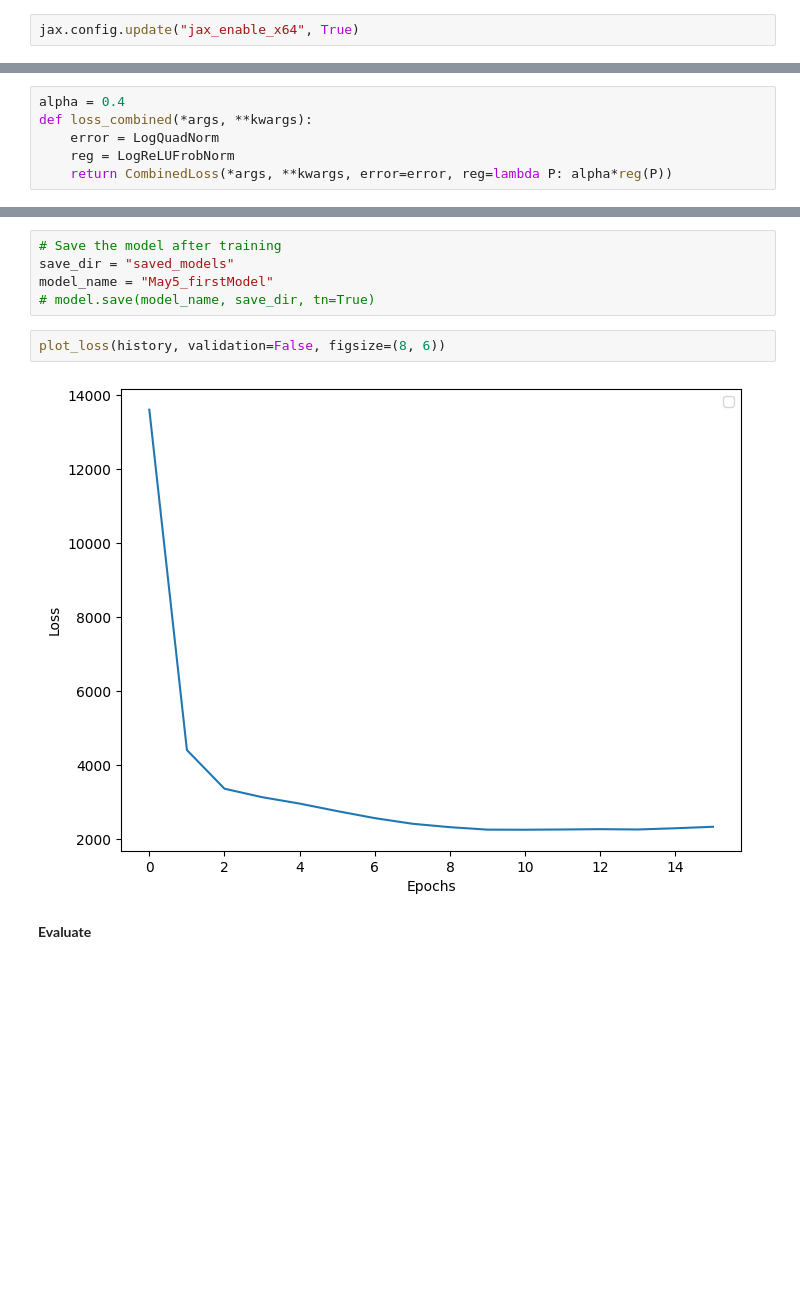
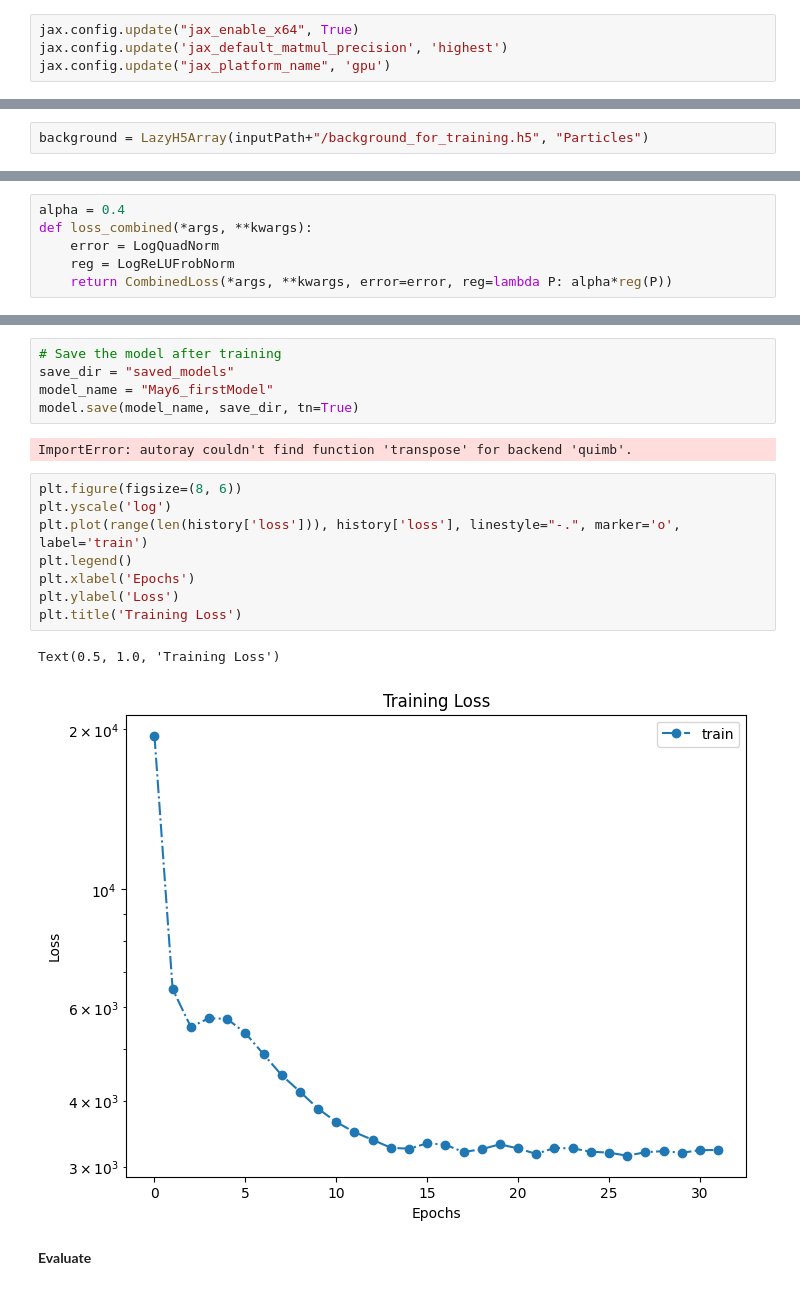
Before and after one commit to SLAC-Julia-Group/hardware-aware-tensor-networks, a Jupyter notebook: TN/40MHz_AD.ipynb, the cells around one changed output, grey strips where cells are left out. Drawn from its saved outputs; the diff is of its cells as text; blank space fills up the shorter version.

```diff
--- a/TN/40MHz_AD.ipynb
+++ b/TN/40MHz_AD.ipynb
@@ -45,5 +35,7 @@ W0000 00:00:1746445218.868915  505971 computation_placer.cc:177] computation pla
 # %%
 jax.config.update("jax_enable_x64", True)
+jax.config.update('jax_default_matmul_precision', 'highest')
+jax.config.update("jax_platform_name", 'gpu')
 # %% [markdown]
 **Load 40 MHz dataset**
 # %%
@@ -55 +47,3 @@ Background shape before: (4000000, 56)
+# %%
+background = LazyH5Array(inputPath+"/background_for_training.h5", "Particles")
 # %%
@@ -112,12 +126,21 @@ history = model.train(background[:1000000], # ran into memory issues when using
 # %%
 # Save the model after training
 save_dir = "saved_models"
-model_name = "May5_firstModel"
-# model.save(model_name, save_dir, tn=True)
+model_name = "May6_firstModel"
+model.save(model_name, save_dir, tn=True)
+# %% [output]
+ImportError: autoray couldn't find function 'transpose' for backend 'quimb'.
-# %%
-plot_loss(history, validation=False, figsize=(8, 6))
-# %% [output]
-[figure, removed]
+# %%
+plt.figure(figsize=(8, 6))
+plt.yscale('log')
+plt.plot(range(len(history['loss'])), history['loss'], linestyle="-.", marker='o', label='train')
+plt.legend()
+plt.xlabel('Epochs')
+plt.ylabel('Loss')
+plt.title('Training Loss')
+# %% [output]
+Text(0.5, 1.0, 'Training Loss')
+[figure, added]
 # %% [markdown]
 **Evaluate**
 # %%
```
Also changed, not shown: parts of 11 cells of this notebook, 2 other files.
